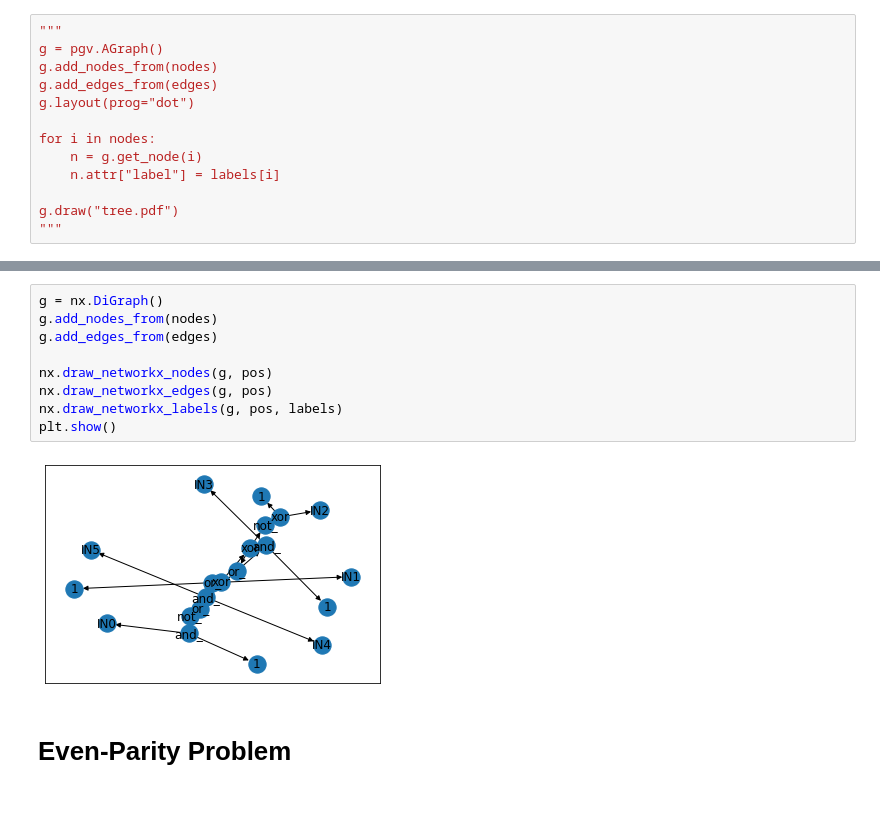
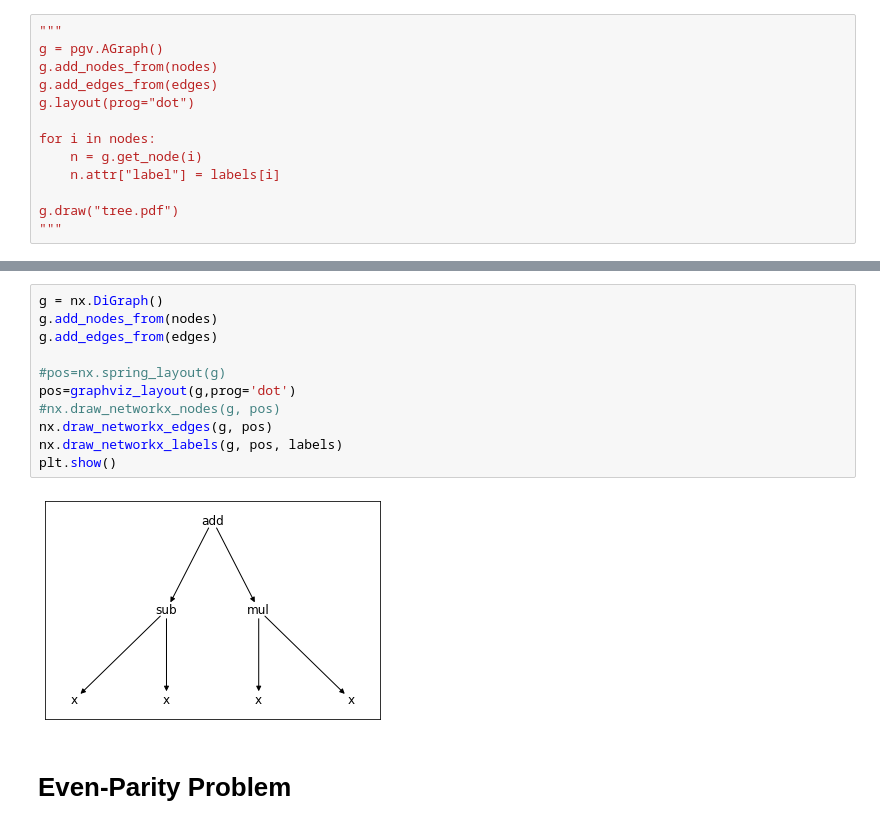
Before and after one commit to Amplil/genetic_programming, a Jupyter notebook: genetic_programming_official_test.ipynb, the cells around one changed output, grey strips where cells are left out. Cells and saved outputs as stored; diff of their text form.

```diff
--- a/genetic_programming_official_test.ipynb
+++ b/genetic_programming_official_test.ipynb
@@ -95,14 +104,16 @@ labels
 # %%
 g = nx.DiGraph()
 g.add_nodes_from(nodes)
 g.add_edges_from(edges)
 
-nx.draw_networkx_nodes(g, pos)
+#pos=nx.spring_layout(g)
+pos=graphviz_layout(g,prog='dot')
+#nx.draw_networkx_nodes(g, pos)
 nx.draw_networkx_edges(g, pos)
 nx.draw_networkx_labels(g, pos, labels)
 plt.show()
 # %% [output]
-[figure, old version]
+[figure, new version]
 # %% [markdown]
 # Even-Parity Problem
 # %%
```
Also changed, not shown: parts of 8 cells of this notebook.
